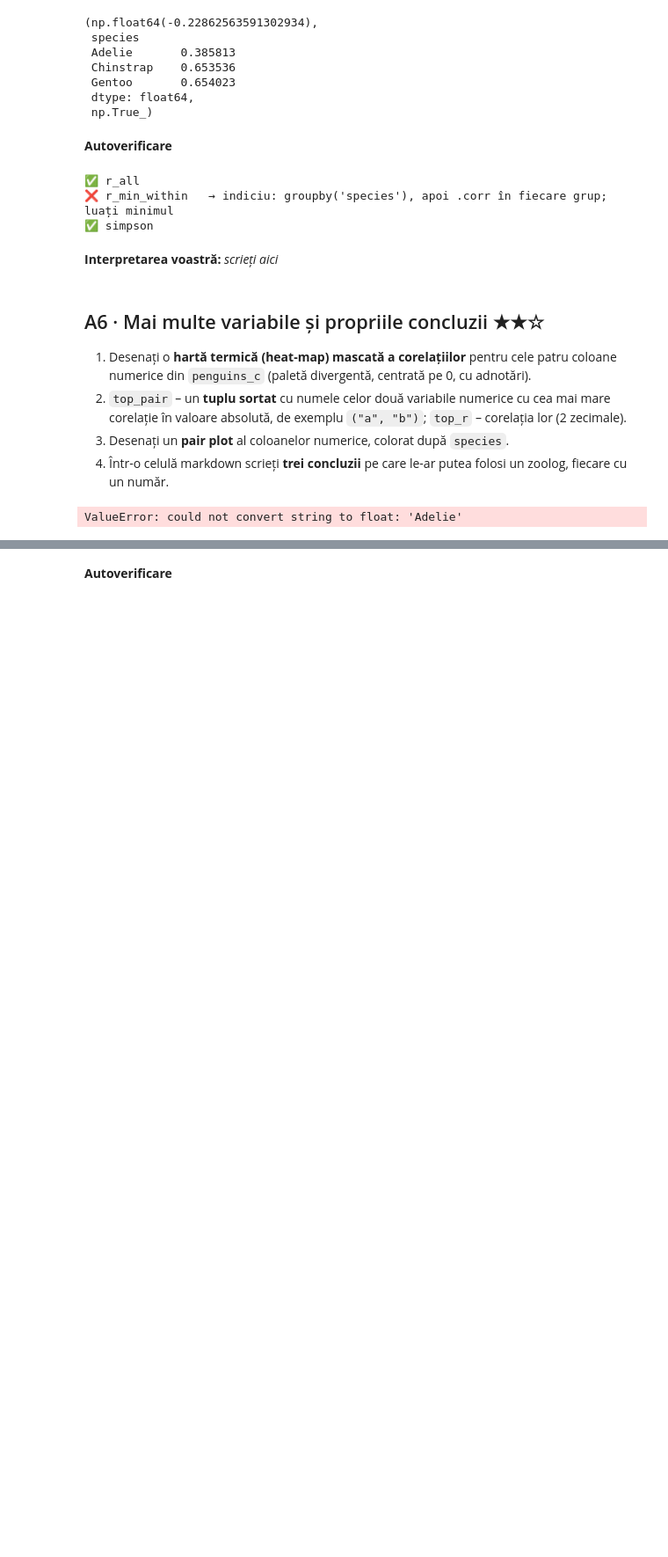
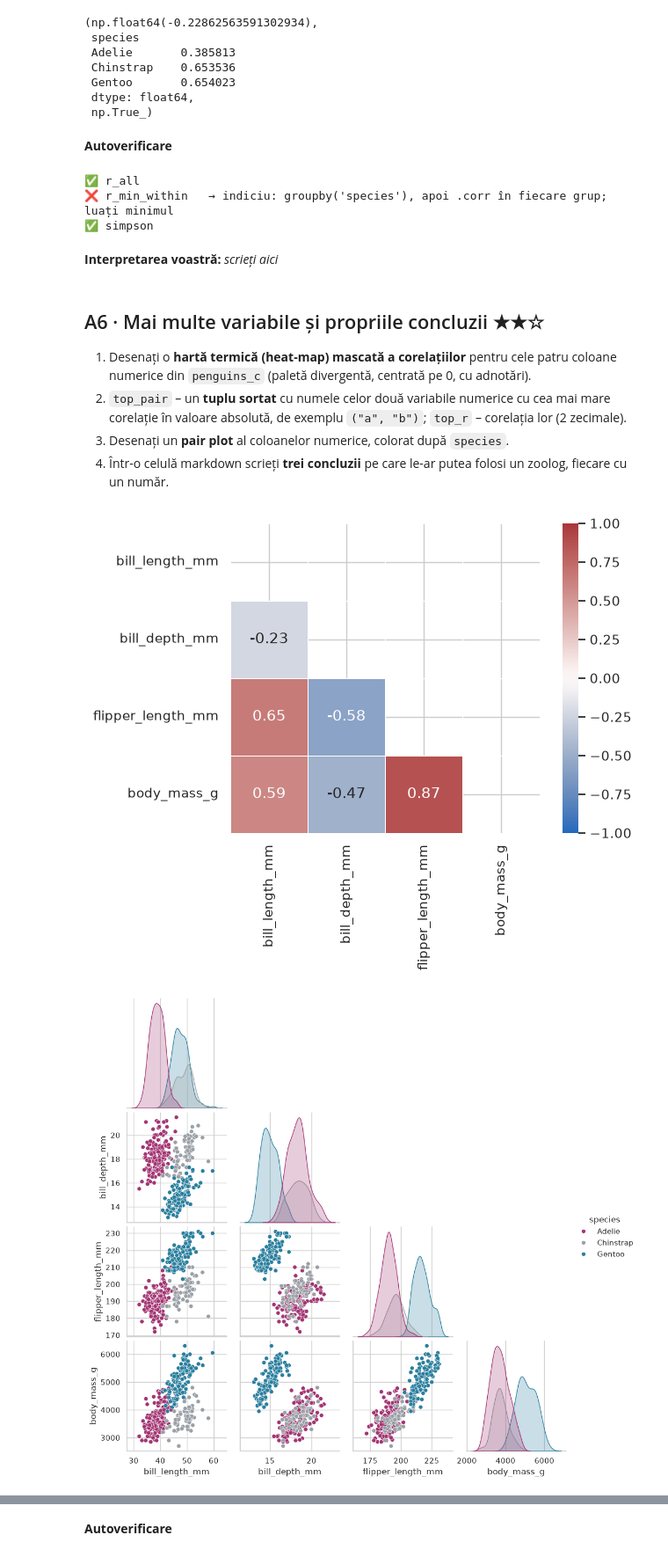
Before and after one commit to ionutzzzzz/Smart-System, a Jupyter notebook: labs/Laborator 2/Lab2_Domniteanu_Ioan.ipynb, the cells around one changed output, grey strips where cells are left out. Shown at 88% size. Cells and saved outputs as stored; diff of their text form; code cells hidden in the pictures; blank space fills up the shorter version.

```diff
--- a/labs/Laborator 2/Lab2_Domniteanu_Ioan.ipynb
+++ b/labs/Laborator 2/Lab2_Domniteanu_Ioan.ipynb
@@ -302,12 +302,23 @@ check_value("simpson", simpson, "3cbc87c7", "r_all < 0 și toate corelațiile di
 4. Într-o celulă markdown scrieți **trei concluzii** pe care le-ar putea folosi un zoolog, fiecare cu un număr.
 # %%
 # heat-map
-sns.heatmap(data=penguins_c)
+num_columns = penguins_c.select_dtypes(include="number").columns
+corr = penguins_c[num_columns].corr()
 
+mask = np.triu(np.ones_like(corr, dtype=bool))
 
-top_pair = ...
-top_r = ...
+plt.figure(figsize=(7, 5.5))
+sns.heatmap(corr, mask=mask, annot=True, fmt=".2f", cmap="vlag", center=0, vmin=-1, vmax=1, square=True, linewidths=0.5)
+plt.tight_layout()
+
+pairs = corr.where(~mask).stack()
+top_pair_raw = pairs.abs().idxmax()
+top_pair = tuple(sorted(top_pair_raw))
+top_r = round(corr.loc[top_pair[0], top_pair[1]], 2)
 
 # pair plot
+
+p_plot = sns.pairplot(penguins, vars=num_cols, hue="species", corner=True, palette=[PINK, GREY, BLUE])
 # %% [output]
-ValueError: could not convert string to float: 'Adelie'
+[figure, added]
+[figure, added]
```
Also changed, not shown: parts of 10 cells of this notebook.
